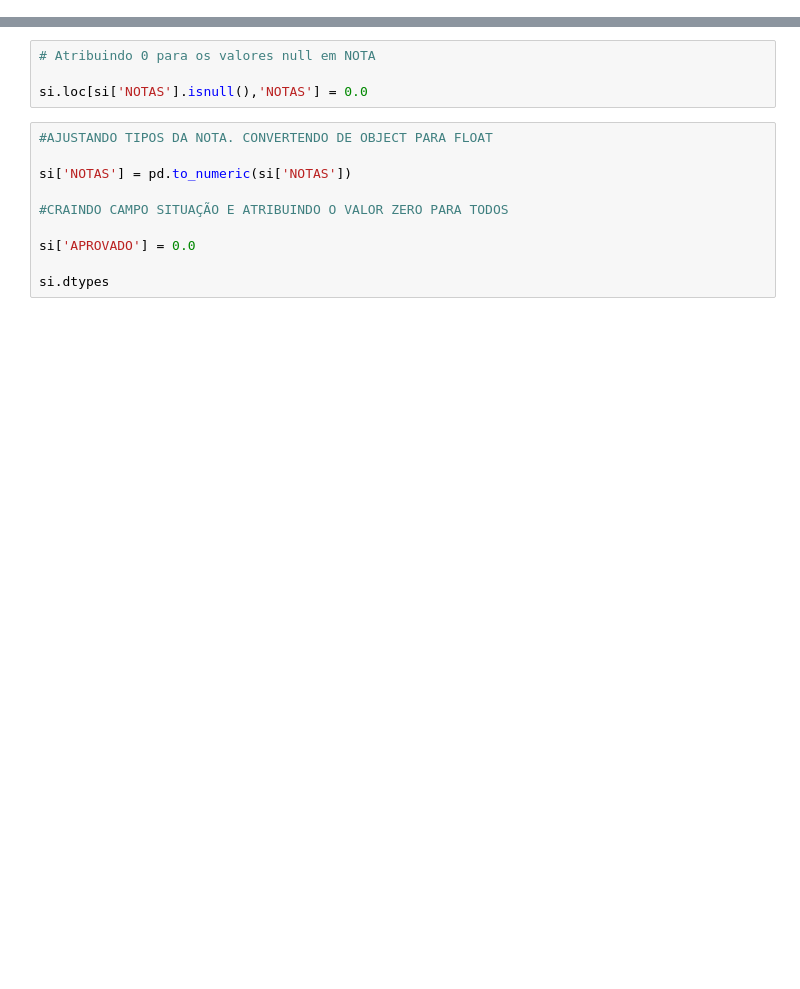
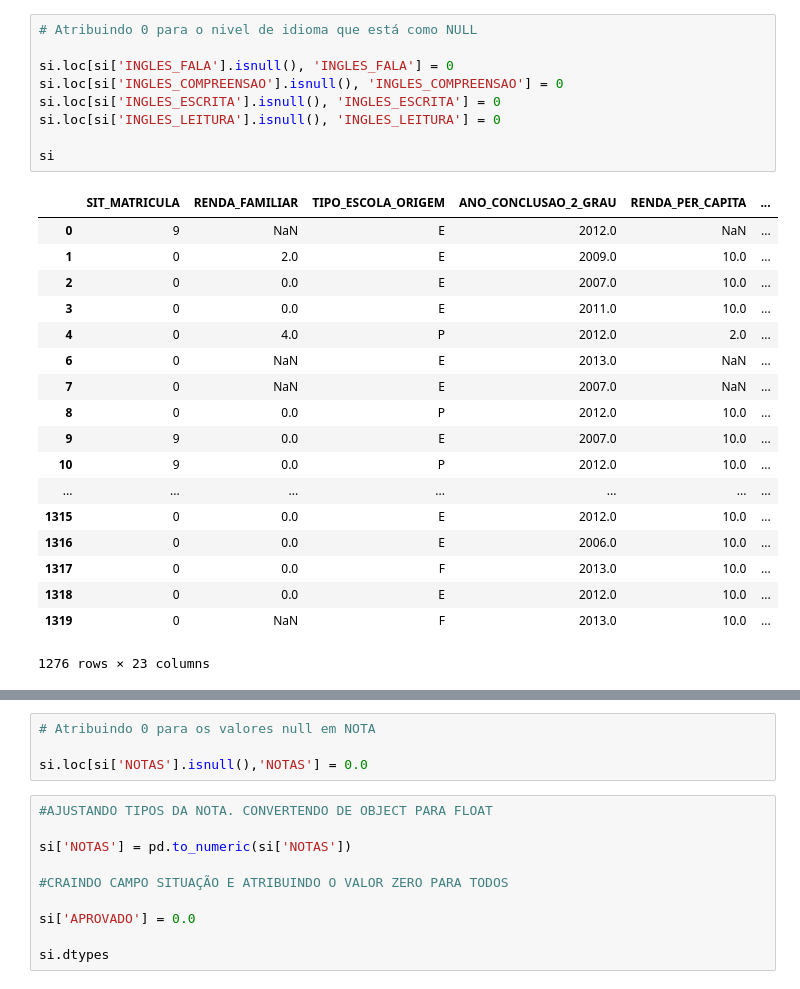
Before and after one commit to sandeco/educacao, a Jupyter notebook: si.ipynb, the cells around one changed output, grey strips where cells are left out. Cells and saved outputs as stored; diff of their text form; blank space fills up the shorter version.

```diff
--- a/si.ipynb
+++ b/si.ipynb
@@ -86,3 +80,31 @@ si
+# %%
+# Atribuindo 0 para o nivel de idioma que está como NULL
+
+si.loc[si['INGLES_FALA'].isnull(), 'INGLES_FALA'] = 0
+si.loc[si['INGLES_COMPREENSAO'].isnull(), 'INGLES_COMPREENSAO'] = 0
+si.loc[si['INGLES_ESCRITA'].isnull(), 'INGLES_ESCRITA'] = 0
+si.loc[si['INGLES_LEITURA'].isnull(), 'INGLES_LEITURA'] = 0
+
+si
+# %% [output]
+|  | SIT_MATRICULA | RENDA_FAMILIAR | TIPO_ESCOLA_ORIGEM | ANO_CONCLUSAO_2_GRAU | RENDA_PER_CAPITA | ... |
+| 0 | 9 | NaN | E | 2012.0 | NaN | ... |
+| 1 | 0 | 2.0 | E | 2009.0 | 10.0 | ... |
+| 2 | 0 | 0.0 | E | 2007.0 | 10.0 | ... |
+| 3 | 0 | 0.0 | E | 2011.0 | 10.0 | ... |
+| 4 | 0 | 4.0 | P | 2012.0 | 2.0 | ... |
+| 6 | 0 | NaN | E | 2013.0 | NaN | ... |
+| 7 | 0 | NaN | E | 2007.0 | NaN | ... |
+| 8 | 0 | 0.0 | P | 2012.0 | 10.0 | ... |
+| 9 | 9 | 0.0 | E | 2007.0 | 10.0 | ... |
+| 10 | 9 | 0.0 | P | 2012.0 | 10.0 | ... |
+| ... | ... | ... | ... | ... | ... | ... |
+| 1315 | 0 | 0.0 | E | 2012.0 | 10.0 | ... |
+| 1316 | 0 | 0.0 | E | 2006.0 | 10.0 | ... |
+| 1317 | 0 | 0.0 | F | 2013.0 | 10.0 | ... |
+| 1318 | 0 | 0.0 | E | 2012.0 | 10.0 | ... |
+| 1319 | 0 | NaN | F | 2013.0 | 10.0 | ... |
+1276 rows × 23 columns
 # %%
 # Verificando valores existentes na coluna de situação da matricula
 
```
Also changed, not shown: parts of 26 cells of this notebook, 1 other file.
